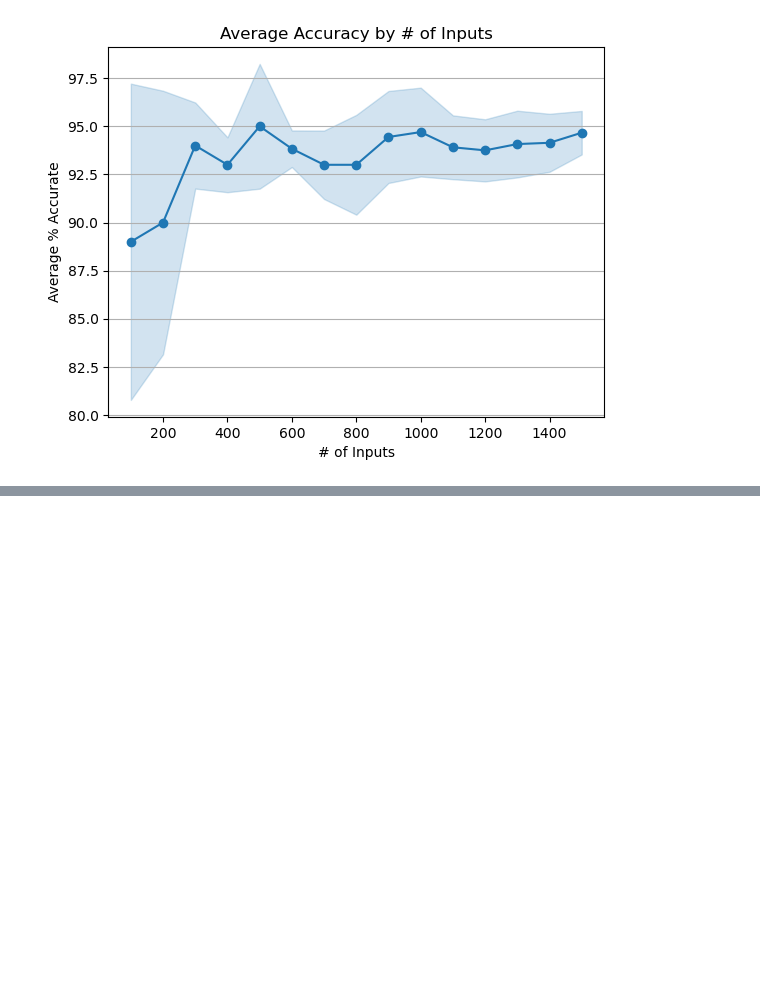
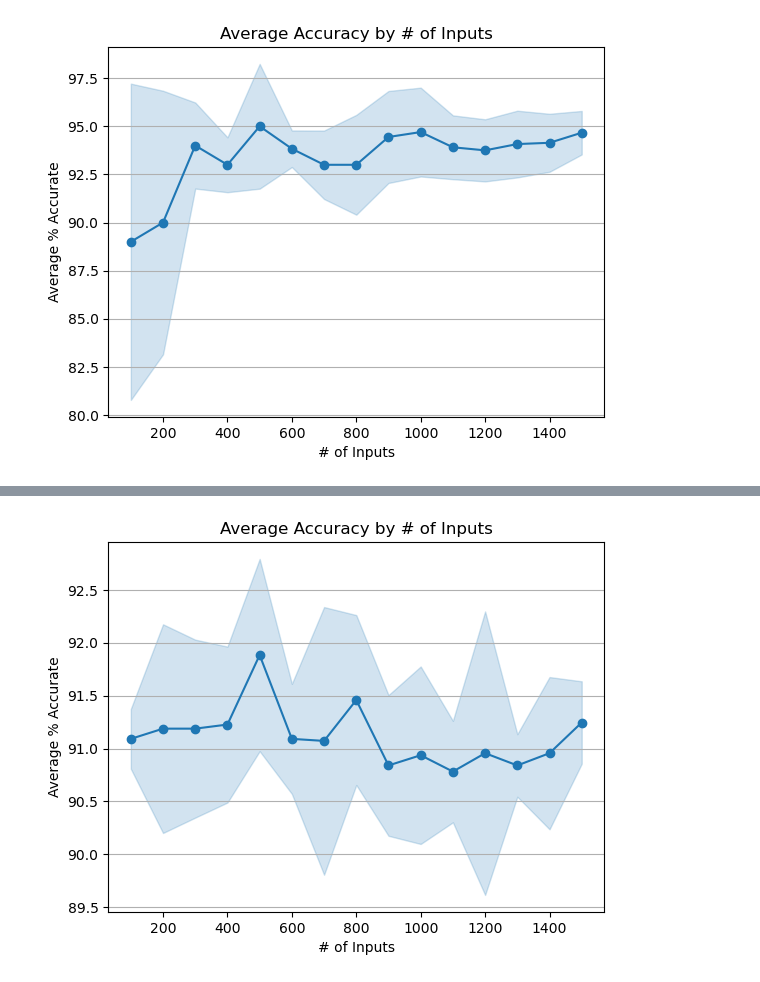
Before and after one commit to Velavee/bayes-spam-filter, a Jupyter notebook: spam-filter.ipynb, the cells around one changed output, grey strips where cells are left out. Drawn from its saved outputs; the diff is of its cells as text; code cells hidden in the pictures; blank space fills up the shorter version.

```diff
--- a/spam-filter.ipynb
+++ b/spam-filter.ipynb
@@ -136,9 +114,39 @@ def run_svm(data):
+# %%
+def run_svm(data):
+    # From https://github.com/Shreyakkk/Email-Spam-Detector/blob/master/Email_Spam_Detector.ipynb
+    data['Combined_Words'] = prepare_data_for_svm(data)
+    results = { 'accuracies': [], 'TP': [], 'TN': [], 'FP': [], 'FN': [] }
+
+    for i in range(5):
+        shuffled_data = data.sample(frac=1)
+
+        X = shuffled_data['Combined_Words'].values
+        y = shuffled_data['Prediction'].values
+
+        X_train, X_test, y_train, y_test = train_test_split(X, y, test_size=0.2, random_state=0)
+
+        cv = CountVectorizer()
+        X_train = cv.fit_transform(X_train)
+        X_test = cv.transform(X_test)
+
+        classifier = SVC(kernel = 'rbf', random_state = 10)
+        classifier.fit(X_train, y_train)
+
+        tn, fp, fn, tp = confusion_matrix(y_test, classifier.predict(X_test)).ravel()
+
+        results['accuracies'].append(classifier.score(X_test,y_test)*100)
+        results['TP'].append(tp)
+        results['TN'].append(tn)
+        results['FP'].append(fp)
+        results['FN'].append(fn)
+
+    return results
 # %%
 def perform_input_experiment(data, balance_inputs=False, svm=False):
     if not svm:
         experiment_results = { 'inputs': [], 'avg_accuracy': [], 'std_dev_accuracy': [], 'avg_time':[], 'TP': [], 'TN': [], 'FP': [], 'FN': [] }
     else:
-        experiment_results = { 'inputs': [], 'avg_accuracy': [], 'std_dev_accuracy': [] }
+        experiment_results = { 'inputs': [], 'avg_accuracy': [], 'std_dev_accuracy': [], 'TP': [], 'TN': [], 'FP': [], 'FN': [] }
 
     if balance_inputs:
         num_spam=data[PREDICTION].value_counts()[1]
@@ -178,8 +186,13 @@ def perform_input_experiment(data, balance_inputs=False, svm=False):
             experiment_results['FP'].append(len(subset_run[subset_run.Confusion == 'FP']))
             experiment_results['FN'].append(len(subset_run[subset_run.Confusion == 'FN']))
         else:
-            experiment_results['avg_accuracy'].append(np.mean(svm_accuracies))
-            experiment_results['std_dev_accuracy'].append(np.std(svm_accuracies))
+            experiment_results['avg_accuracy'].append(np.mean(svm_accuracies['accuracies']))
+            experiment_results['std_dev_accuracy'].append(np.std(svm_accuracies['accuracies']))
+
+            experiment_results['TP'].append(np.mean(svm_accuracies['TP']))
+            experiment_results['TN'].append(np.mean(svm_accuracies['TN']))
+            experiment_results['FP'].append(np.mean(svm_accuracies['FP']))
+            experiment_results['FN'].append(np.mean(svm_accuracies['FN']))
 
     return pd.DataFrame(data = experiment_results)
 # %%
@@ -497,0 +530,4 @@ svm_input_experiment_results
+# %%
+visualize_accuracy_by_input(svm_input_experiment_results['inputs'], svm_input_experiment_results['avg_accuracy'], svm_input_experiment_results['std_dev_accuracy'])
+# %% [output]
+[figure, added]
```
Also changed, not shown: parts of 6 cells of this notebook.
